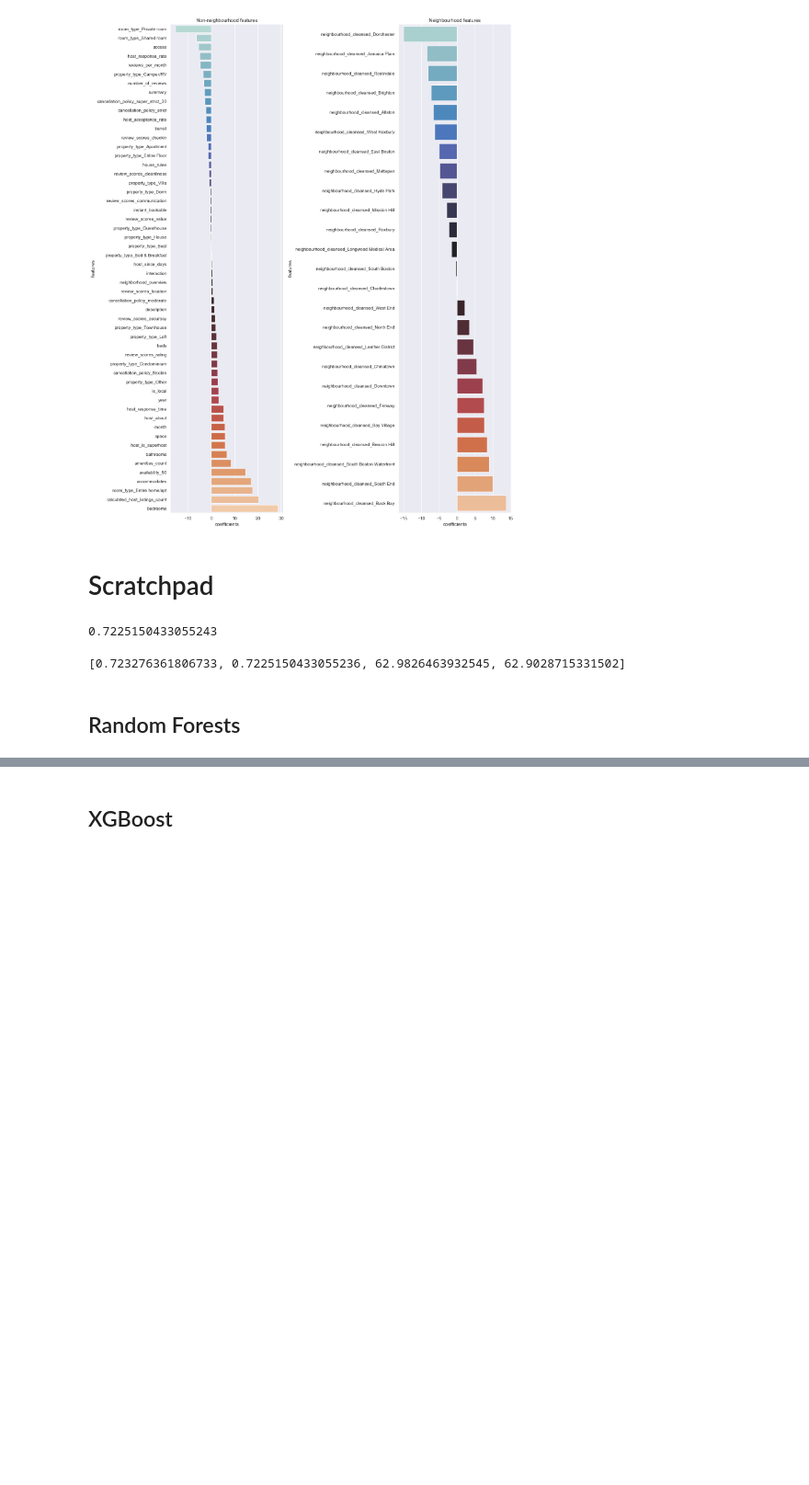
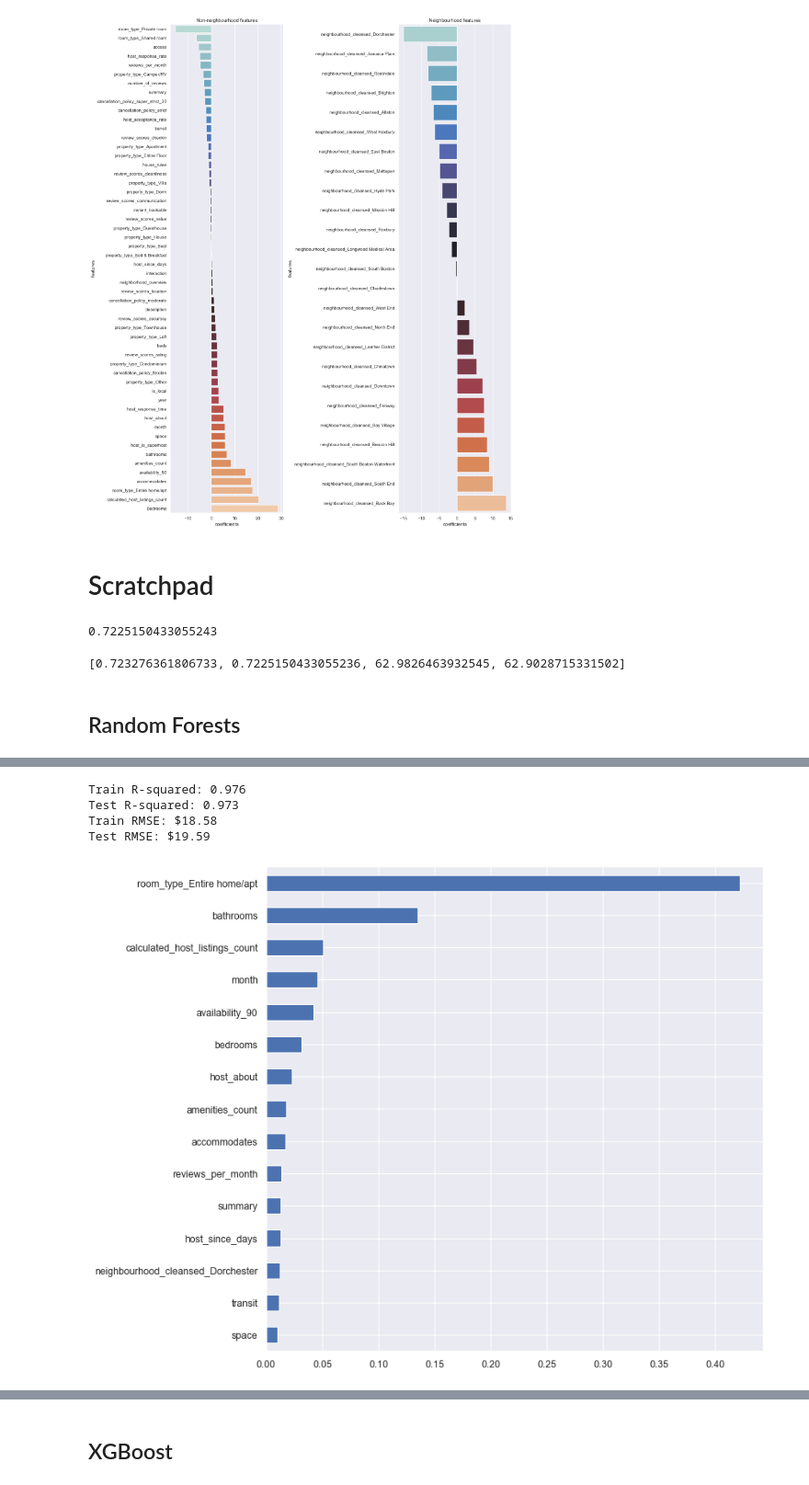
Before and after one commit to rjjfox/airbnb-datasets, a Jupyter notebook: boston.ipynb, the cells around one changed output, grey strips where cells are left out. Shown at 92% size. Drawn from its saved outputs; the diff is of its cells as text; code cells hidden in the pictures; blank space fills up the shorter version.

```diff
--- a/boston.ipynb
+++ b/boston.ipynb
@@ -772,0 +821,37 @@ importances_rf.plot(kind='barh');
+# %%
+from sklearn.ensemble import RandomForestRegressor
+
+X = without_outliers.drop('price', axis=1)
+y = without_outliers.price
+
+X_train, X_test, y_train, y_test = train_test_split(X, y, test_size=0.3, random_state=42)
+
+rf = RandomForestRegressor(n_estimators=100, n_jobs=-1)
+rf.fit(X_train, y_train)
+
+y_pred_train = rf.predict(X_train)
+y_pred_test = rf.predict(X_test)
+
+r2_train = r2_score(y_train, y_pred_train)
+r2_test = r2_score(y_test, y_pred_test)
+
+rmse_train = (mean_squared_error(y_train, y_pred_train))**0.5
+rmse_test = (mean_squared_error(y_test, y_pred_test))**0.5
+
+print(
+    'Train R-squared: {:.3f}\
+    \nTest R-squared: {:.3f}\
+    \nTrain RMSE: ${:.2f}\
+    \nTest RMSE: ${:.2f}'
+    .format(r2_train, r2_test, rmse_train, rmse_test)
+)
+
+fig, ax = plt.subplots(figsize=(10, 10), dpi=80)
+importances_rf = pd.Series(rf.feature_importances_, index=X.columns).sort_values().tail(15)
+importances_rf.plot(kind='barh');
+# %% [output]
+Train R-squared: 0.976
+Test R-squared: 0.973
+Train RMSE: $18.58
+Test RMSE: $19.59
+[figure, added]
```
Also changed, not shown: parts of 9 cells of this notebook, 5 other files.
